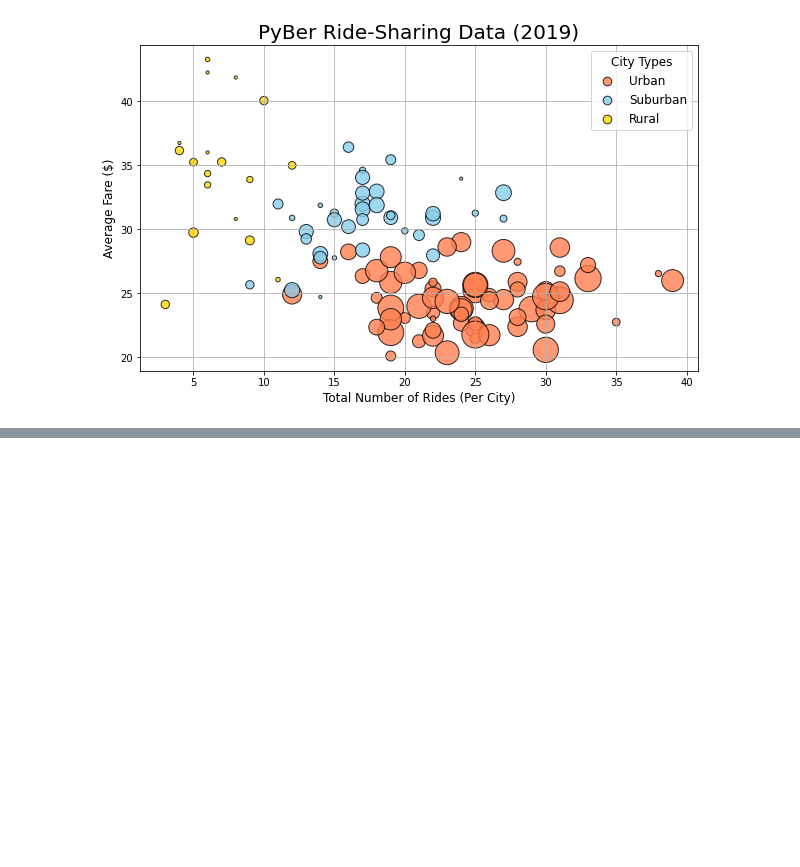
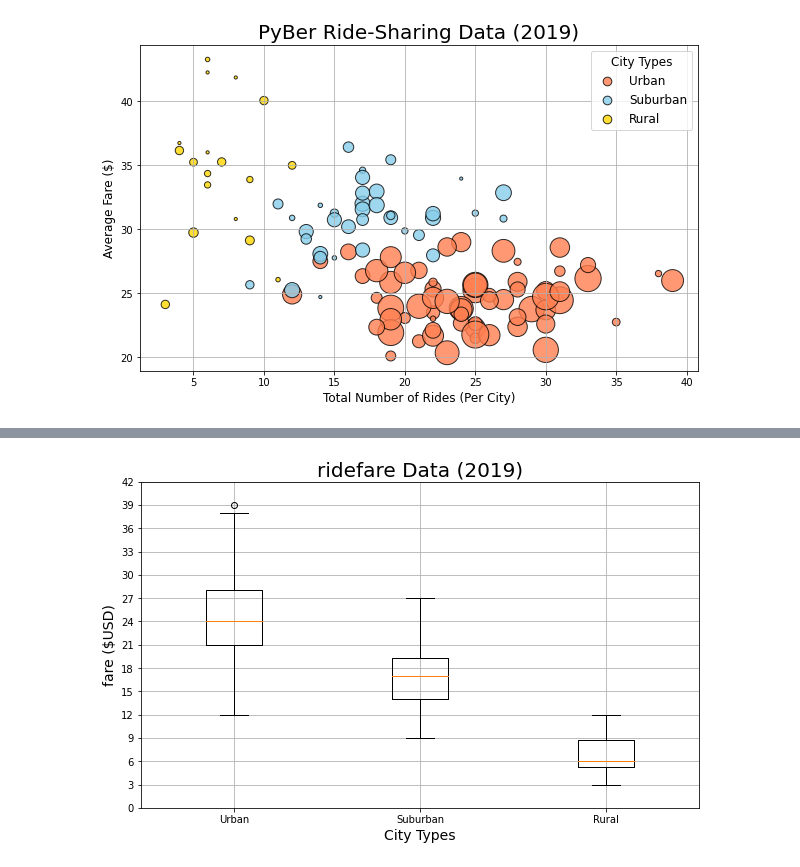
Before and after one commit to LeighannaSB/PyBer_Analysis, a Jupyter notebook: PyBer.ipynb, the cells around one changed output, grey strips where cells are left out. Saved outputs shown, nothing was run; the diff lists cells and outputs as text; code cells hidden in the pictures; blank space fills up the shorter version.

```diff
--- a/PyBer.ipynb
+++ b/PyBer.ipynb
@@ -321,0 +497,11 @@ plt.show()
+# %%
+rural_fares = rural_cities_df["fare"]
+
+mean_rural_fares = np.mean(rural_fares)
+print(f"The mean fare price for rural trips is ${mean_rural_fares:.2f}.")
+
+median_rural_fares = np.median(rural_fares)
+print(f"The median fare price for rural trips is ${median_rural_fares:.2f}.")
+
+mode_rural_fares = sts.mode(rural_fares)
+print(f"The mode fare price for rural trips is {mode_rural_fares}.")
@@ -321,0 +625,14 @@ plt.show()
+# %%
+x_labels = ["Urban", "Suburban","Rural"]
+fare_data = [urban_fares, suburban_fares, rural_fares]
+fig, ax = plt.subplots(figsize=(10, 6))
+ax.set_title('ridefare Data (2019)',fontsize=20)
+ax.set_ylabel('fare ($USD)',fontsize=14)
+ax.set_xlabel("City Types",fontsize=14)
+ax.boxplot(ride_count_data, labels=x_labels)
+ax.set_yticks(np.arange(0, 45, step=3.0))
+ax.grid()
+
+plt.show()
+# %% [output]
+[figure, added]
```
Also changed, not shown: parts of 29 cells of this notebook.
